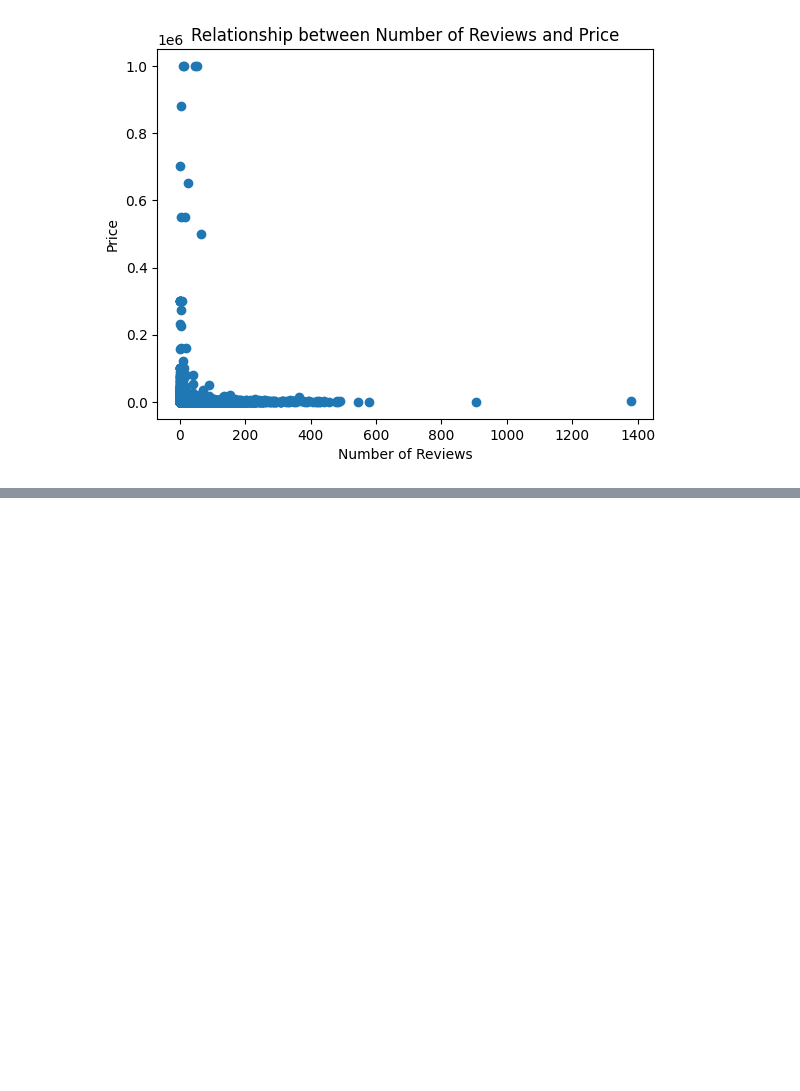
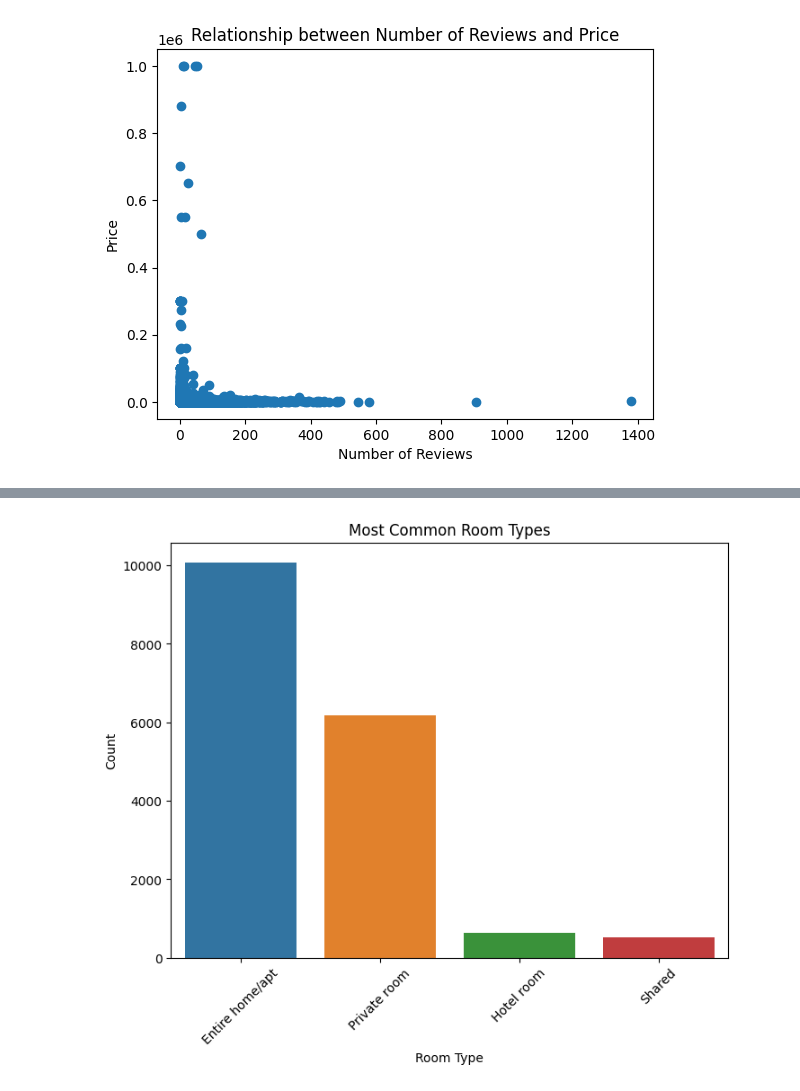
Before and after one commit to mine-martin/Bangkok_Listings_2023, a Jupyter notebook: Bangkok_Listings.ipynb, the cells around one changed output, grey strips where cells are left out. Cells and saved outputs as stored; diff of their text form; code cells hidden in the pictures; blank space fills up the shorter version.

```diff
--- a/Bangkok_Listings.ipynb
+++ b/Bangkok_Listings.ipynb
@@ -201,0 +216,15 @@ plt.show()
+# %%
+import seaborn as sns
+import matplotlib.pyplot as plt
+
+room_type_counts = airBNB['room_type'].value_counts()
+
+plt.figure(figsize=(8, 6))
+sns.countplot(data=airBNB, x='room_type', order=room_type_counts.index)
+plt.xlabel("Room Type")
+plt.ylabel("Count")
+plt.title("Most Common Room Types")
+plt.xticks(rotation=45)
+plt.show()
+# %% [output]
+[figure, added]
```
Also changed, not shown: parts of 9 cells of this notebook.
